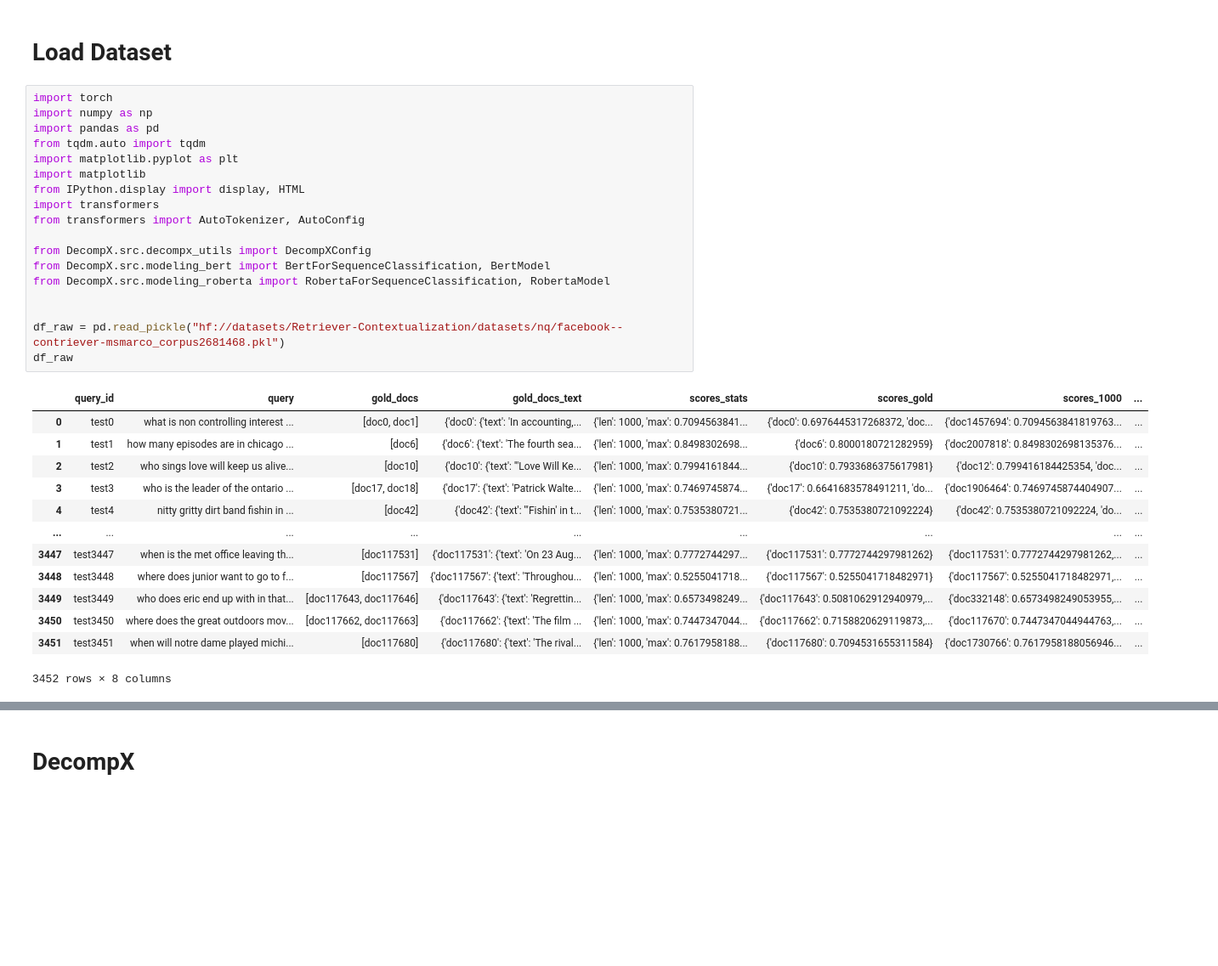
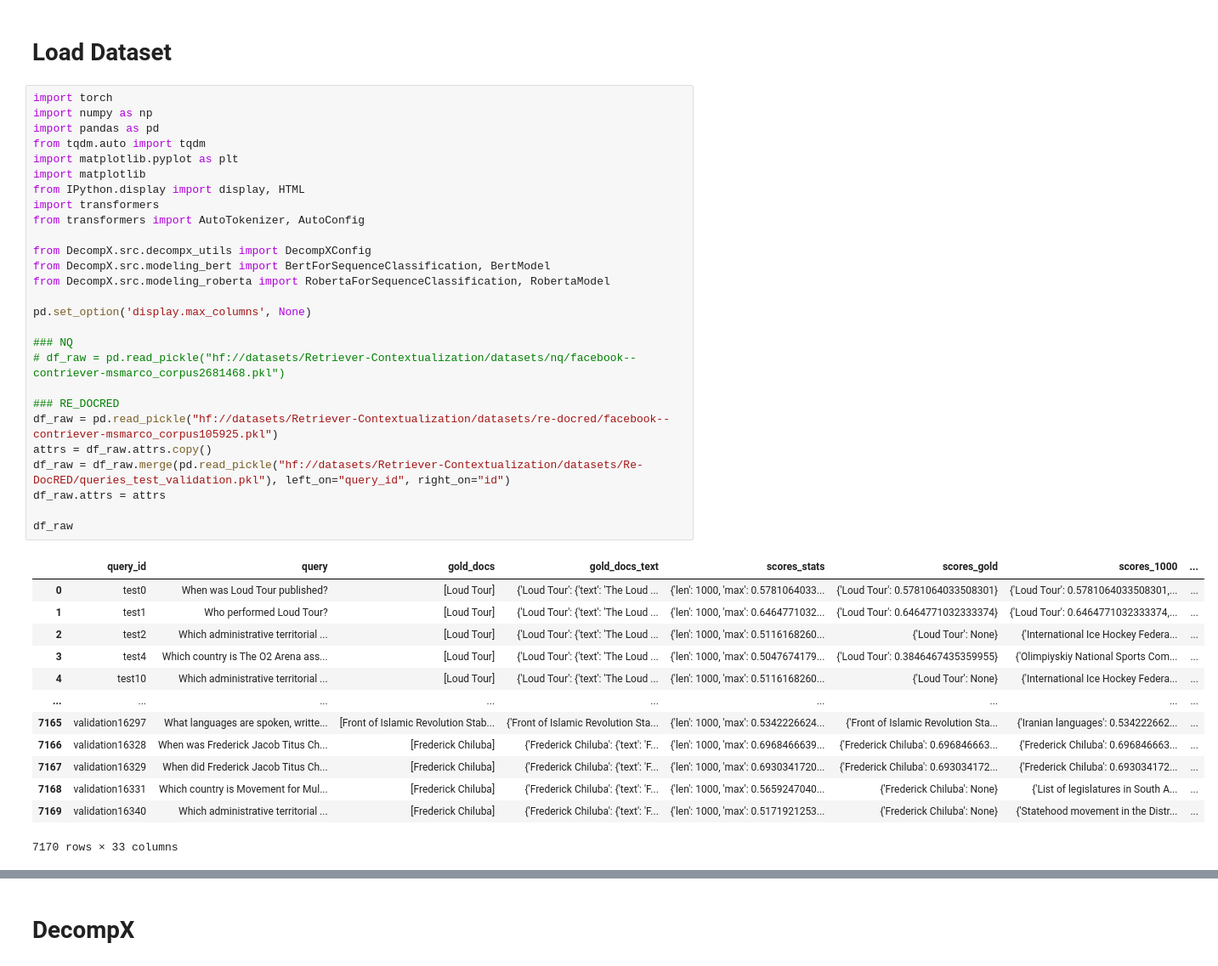
Before and after one commit to mohsenfayyaz/ColDeR, a Jupyter notebook: src/notebooks/BEIR_DecompX.ipynb, the cells around one changed output, grey strips where cells are left out. Shown: that part at 85% size. Drawn from its saved outputs; the diff is of its cells as text; blank space fills up the shorter version.

```diff
--- a/src/notebooks/BEIR_DecompX.ipynb
+++ b/src/notebooks/BEIR_DecompX.ipynb
@@ -37,35 +37,44 @@ os.environ["CUDA_VISIBLE_DEVICES"] = "5"
 # %%
 import torch
 import numpy as np
 import pandas as pd
 from tqdm.auto import tqdm
 import matplotlib.pyplot as plt
 import matplotlib
 from IPython.display import display, HTML
 import transformers
 from transformers import AutoTokenizer, AutoConfig
 
 from DecompX.src.decompx_utils import DecompXConfig
 from DecompX.src.modeling_bert import BertForSequenceClassification, BertModel
 from DecompX.src.modeling_roberta import RobertaForSequenceClassification, RobertaModel
 
+pd.set_option('display.max_columns', None)
 
-df_raw = pd.read_pickle("hf://datasets/Retriever-Contextualization/datasets/nq/facebook--contriever-msmarco_corpus2681468.pkl")
+### NQ
+# df_raw = pd.read_pickle("hf://datasets/Retriever-Contextualization/datasets/nq/facebook--contriever-msmarco_corpus2681468.pkl")
+
+### RE_DOCRED
+df_raw = pd.read_pickle("hf://datasets/Retriever-Contextualization/datasets/re-docred/facebook--contriever-msmarco_corpus105925.pkl")
+attrs = df_raw.attrs.copy()
+df_raw = df_raw.merge(pd.read_pickle("hf://datasets/Retriever-Contextualization/datasets/Re-DocRED/queries_test_validation.pkl"), left_on="query_id", right_on="id")
+df_raw.attrs = attrs
+
 df_raw
 # %% [output]
 |  | query_id | query | gold_docs | gold_docs_text | scores_stats | scores_gold | scores_1000 | ... |
-| 0 | test0 | what is non controlling interest ... | [doc0, doc1] | {'doc0': {'text': 'In accounting,... | {'len': 1000, 'max': 0.7094563841... | {'doc0': 0.6976445317268372, 'doc... | {'doc1457694': 0.7094563841819763... | ... |
-| 1 | test1 | how many episodes are in chicago ... | [doc6] | {'doc6': {'text': 'The fourth sea... | {'len': 1000, 'max': 0.8498302698... | {'doc6': 0.8000180721282959} | {'doc2007818': 0.8498302698135376... | ... |
-| 2 | test2 | who sings love will keep us alive... | [doc10] | {'doc10': {'text': '"Love Will Ke... | {'len': 1000, 'max': 0.7994161844... | {'doc10': 0.7933686375617981} | {'doc12': 0.799416184425354, 'doc... | ... |
-| 3 | test3 | who is the leader of the ontario ... | [doc17, doc18] | {'doc17': {'text': 'Patrick Walte... | {'len': 1000, 'max': 0.7469745874... | {'doc17': 0.6641683578491211, 'do... | {'doc1906464': 0.7469745874404907... | ... |
-| 4 | test4 | nitty gritty dirt band fishin in ... | [doc42] | {'doc42': {'text': '"Fishin' in t... | {'len': 1000, 'max': 0.7535380721... | {'doc42': 0.7535380721092224} | {'doc42': 0.7535380721092224, 'do... | ... |
+| 0 | test0 | When was Loud Tour published? | [Loud Tour] | {'Loud Tour': {'text': 'The Loud ... | {'len': 1000, 'max': 0.5781064033... | {'Loud Tour': 0.5781064033508301} | {'Loud Tour': 0.5781064033508301,... | ... |
+| 1 | test1 | Who performed Loud Tour? | [Loud Tour] | {'Loud Tour': {'text': 'The Loud ... | {'len': 1000, 'max': 0.6464771032... | {'Loud Tour': 0.6464771032333374} | {'Loud Tour': 0.6464771032333374,... | ... |
+| 2 | test2 | Which administrative territorial ... | [Loud Tour] | {'Loud Tour': {'text': 'The Loud ... | {'len': 1000, 'max': 0.5116168260... | {'Loud Tour': None} | {'International Ice Hockey Federa... | ... |
+| 3 | test4 | Which country is The O2 Arena ass... | [Loud Tour] | {'Loud Tour': {'text': 'The Loud ... | {'len': 1000, 'max': 0.5047674179... | {'Loud Tour': 0.3846467435359955} | {'Olimpiyskiy National Sports Com... | ... |
+| 4 | test10 | Which administrative territorial ... | [Loud Tour] | {'Loud Tour': {'text': 'The Loud ... | {'len': 1000, 'max': 0.5116168260... | {'Loud Tour': None} | {'International Ice Hockey Federa... | ... |
 | ... | ... | ... | ... | ... | ... | ... | ... | ... |
-| 3447 | test3447 | when is the met office leaving th... | [doc117531] | {'doc117531': {'text': 'On 23 Aug... | {'len': 1000, 'max': 0.7772744297... | {'doc117531': 0.7772744297981262} | {'doc117531': 0.7772744297981262,... | ... |
-| 3448 | test3448 | where does junior want to go to f... | [doc117567] | {'doc117567': {'text': 'Throughou... | {'len': 1000, 'max': 0.5255041718... | {'doc117567': 0.5255041718482971} | {'doc117567': 0.5255041718482971,... | ... |
-| 3449 | test3449 | who does eric end up with in that... | [doc117643, doc117646] | {'doc117643': {'text': 'Regrettin... | {'len': 1000, 'max': 0.6573498249... | {'doc117643': 0.5081062912940979,... | {'doc332148': 0.6573498249053955,... | ... |
-| 3450 | test3450 | where does the great outdoors mov... | [doc117662, doc117663] | {'doc117662': {'text': 'The film ... | {'len': 1000, 'max': 0.7447347044... | {'doc117662': 0.7158820629119873,... | {'doc117670': 0.7447347044944763,... | ... |
-| 3451 | test3451 | when will notre dame played michi... | [doc117680] | {'doc117680': {'text': 'The rival... | {'len': 1000, 'max': 0.7617958188... | {'doc117680': 0.7094531655311584} | {'doc1730766': 0.7617958188056946... | ... |
+| 7165 | validation16297 | What languages are spoken, writte... | [Front of Islamic Revolution Stab... | {'Front of Islamic Revolution Sta... | {'len': 1000, 'max': 0.5342226624... | {'Front of Islamic Revolution Sta... | {'Iranian languages': 0.534222662... | ... |
+| 7166 | validation16328 | When was Frederick Jacob Titus Ch... | [Frederick Chiluba] | {'Frederick Chiluba': {'text': 'F... | {'len': 1000, 'max': 0.6968466639... | {'Frederick Chiluba': 0.696846663... | {'Frederick Chiluba': 0.696846663... | ... |
+| 7167 | validation16329 | When did Frederick Jacob Titus Ch... | [Frederick Chiluba] | {'Frederick Chiluba': {'text': 'F... | {'len': 1000, 'max': 0.6930341720... | {'Frederick Chiluba': 0.693034172... | {'Frederick Chiluba': 0.693034172... | ... |
+| 7168 | validation16331 | Which country is Movement for Mul... | [Frederick Chiluba] | {'Frederick Chiluba': {'text': 'F... | {'len': 1000, 'max': 0.5659247040... | {'Frederick Chiluba': None} | {'List of legislatures in South A... | ... |
+| 7169 | validation16340 | Which administrative territorial ... | [Frederick Chiluba] | {'Frederick Chiluba': {'text': 'F... | {'len': 1000, 'max': 0.5171921253... | {'Frederick Chiluba': None} | {'Statehood movement in the Distr... | ... |
-3452 rows × 8 columns
+7170 rows × 33 columns
 # %%
 ### df filtering
 import plotly.express as px
```
Also changed, not shown: parts of 7 cells of this notebook, 2 other files.
